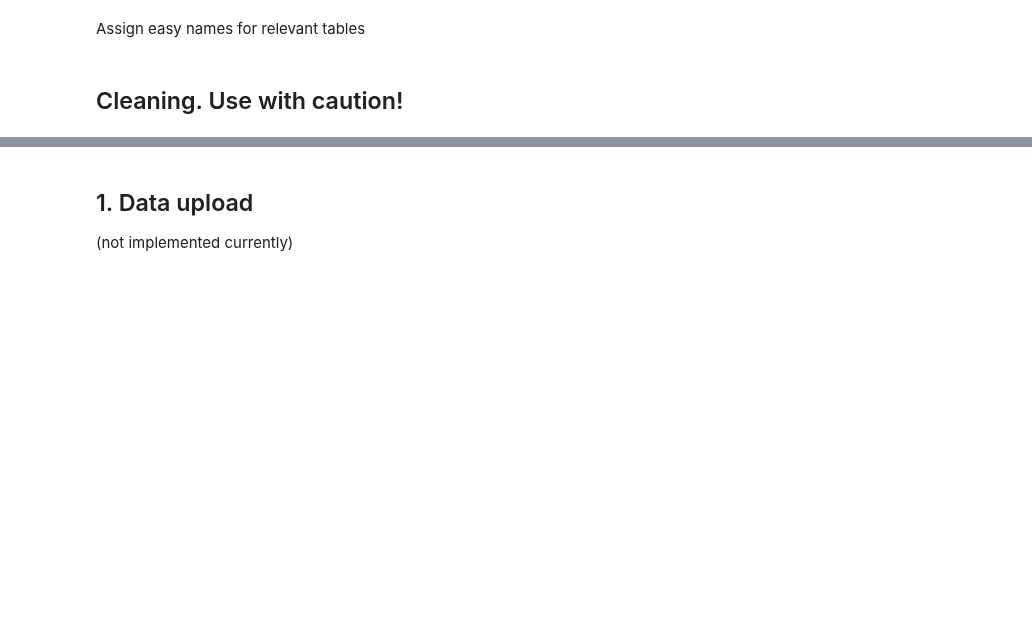
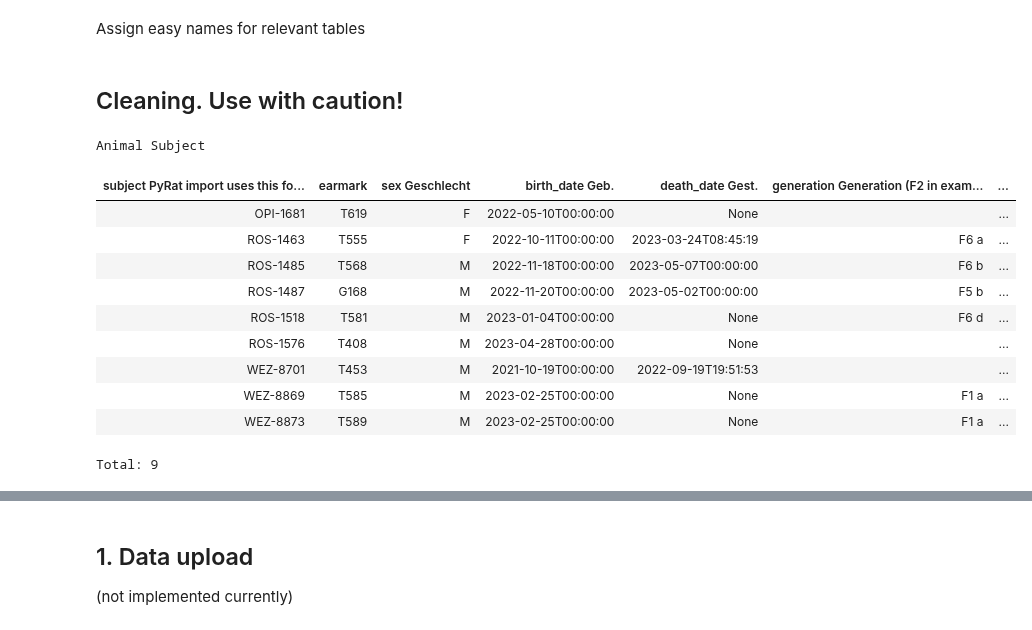
Before and after one commit to Gyepee/adamacs_jisooj, a Jupyter notebook: notebooks/10_troselab_workflow.ipynb, the cells around one changed output, grey strips where cells are left out. Drawn from its saved outputs; the diff is of its cells as text; code cells hidden in the pictures; blank space fills up the shorter version.

```diff
--- a/notebooks/10_troselab_workflow.ipynb
+++ b/notebooks/10_troselab_workflow.ipynb
@@ -83,5 +83,20 @@ sub, lab, protocol, line, mutation, user, project, subject_genotype, subject_dea
 # imaging.Curation.delete()
 # event.Event.delete()
 # event.BehaviorRecording.delete()
+# %%
+subject.Subject()
+# %% [output]
+Animal Subject
+| subject PyRat import uses this fo... | earmark | sex Geschlecht | birth_date Geb. | death_date Gest. | generation Generation (F2 in exam... | ... |
+| OPI-1681 | T619 | F | 2022-05-10T00:00:00 | None |  | ... |
+| ROS-1463 | T555 | F | 2022-10-11T00:00:00 | 2023-03-24T08:45:19 | F6 a | ... |
+| ROS-1485 | T568 | M | 2022-11-18T00:00:00 | 2023-05-07T00:00:00 | F6 b | ... |
+| ROS-1487 | G168 | M | 2022-11-20T00:00:00 | 2023-05-02T00:00:00 | F5 b | ... |
+| ROS-1518 | T581 | M | 2023-01-04T00:00:00 | None | F6 d | ... |
+| ROS-1576 | T408 | M | 2023-04-28T00:00:00 | None |  | ... |
+| WEZ-8701 | T453 | M | 2021-10-19T00:00:00 | 2022-09-19T19:51:53 |  | ... |
+| WEZ-8869 | T585 | M | 2023-02-25T00:00:00 | None | F1 a | ... |
+| WEZ-8873 | T589 | M | 2023-02-25T00:00:00 | None | F1 a | ... |
+Total: 9
 # %%
 # (session.Session & "session_id = 'sess9FI3KWP3'").delete()
```
Also changed, not shown: parts of 5 cells of this notebook, 2 other files.
